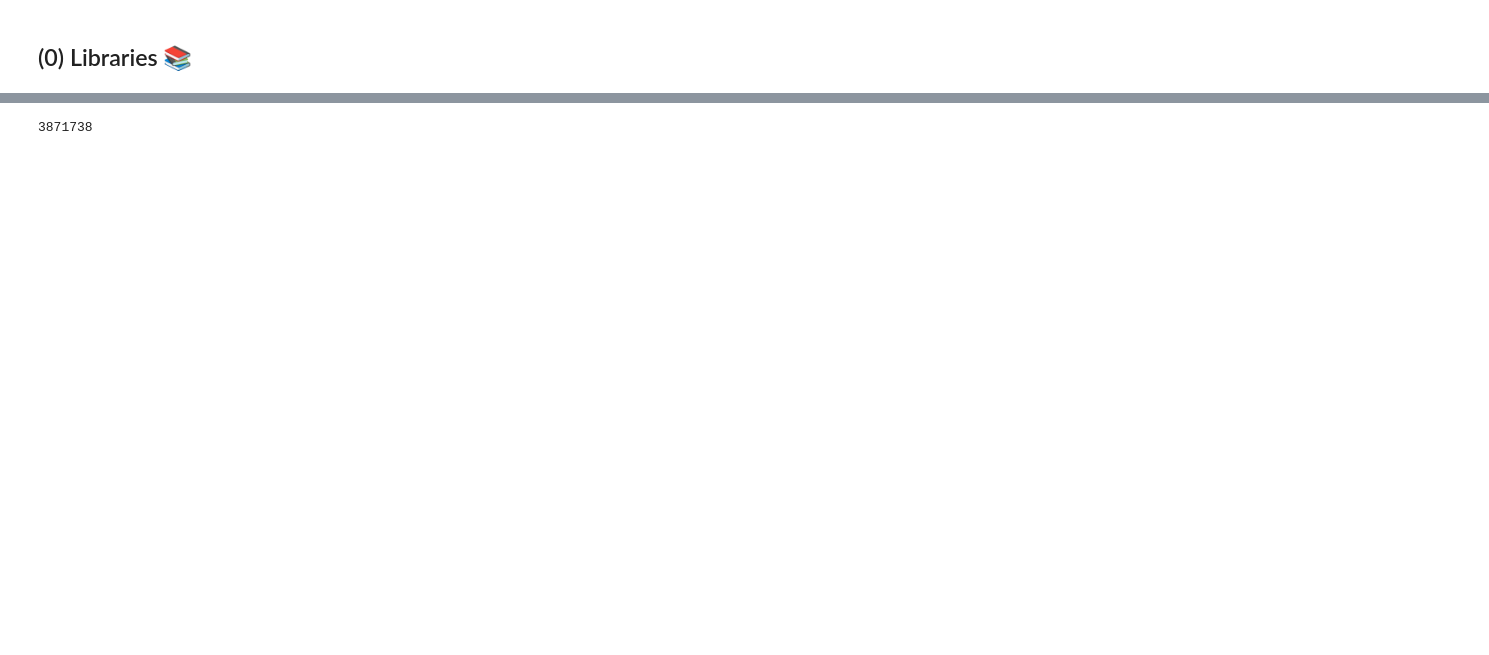
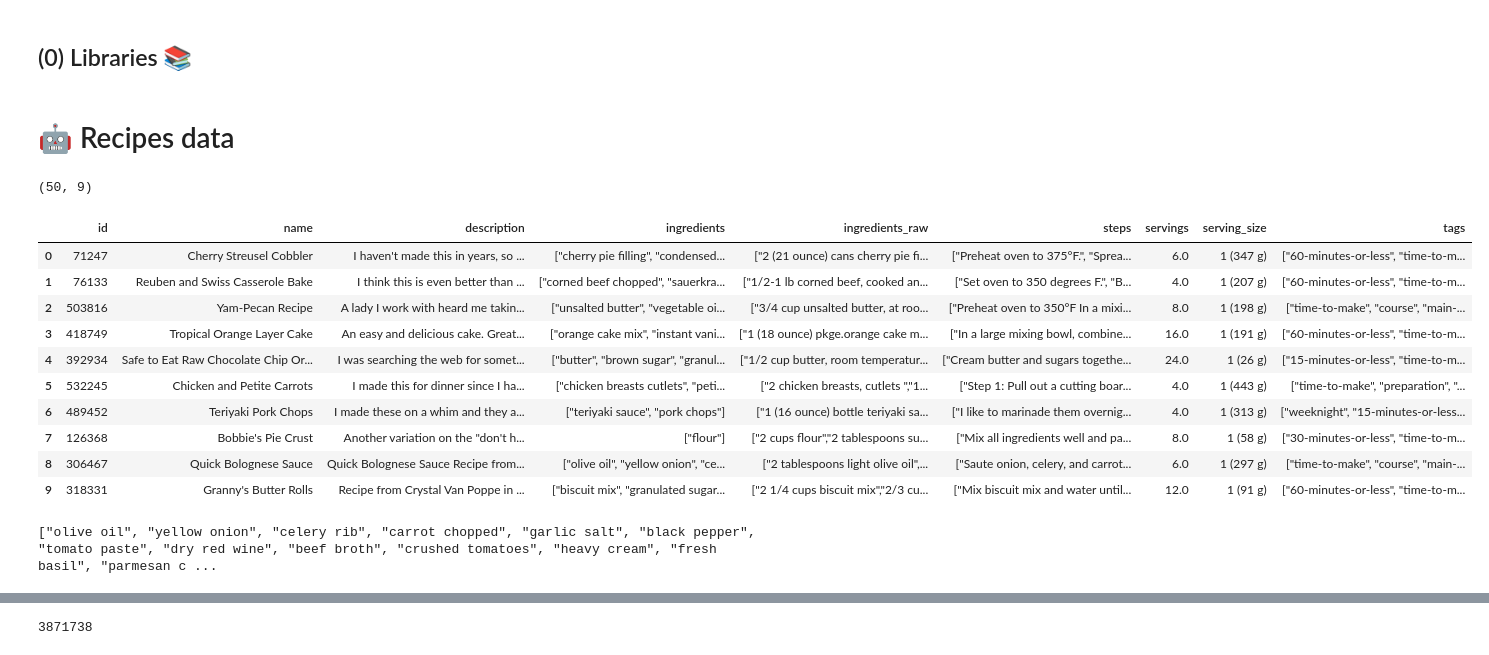
Before and after one commit to YvicPDL/Y-TRUST, a Jupyter notebook: notebooks/20250609 data exploration.ipynb, the cells around one changed output, grey strips where cells are left out. Drawn from its saved outputs; the diff is of its cells as text; code cells hidden in the pictures; blank space fills up the shorter version.

```diff
--- a/notebooks/20250609 data exploration.ipynb
+++ b/notebooks/20250609 data exploration.ipynb
@@ -10,0 +9,23 @@ import pandas as pd
+# %% [markdown]
+# 🤖 Recipes data
+# %%
+# load recipes dataset
+df_recipes = pd.read_csv("recipes_ingredients.csv",nrows=50)
+# %%
+df_recipes.shape
+# %% [output]
+(50, 9)
+# %%
+df_recipes.head(10)
+# %% [output]
+|  | id | name | description | ingredients | ingredients_raw | steps | servings | serving_size | tags |
+| 0 | 71247 | Cherry Streusel Cobbler | I haven't made this in years, so ... | ["cherry pie filling", "condensed... | ["2 (21 ounce) cans cherry pie fi... | ["Preheat oven to 375°F.", "Sprea... | 6.0 | 1 (347 g) | ["60-minutes-or-less", "time-to-m... |
+| 1 | 76133 | Reuben and Swiss Casserole Bake | I think this is even better than ... | ["corned beef chopped", "sauerkra... | ["1/2-1 lb corned beef, cooked an... | ["Set oven to 350 degrees F.", "B... | 4.0 | 1 (207 g) | ["60-minutes-or-less", "time-to-m... |
+| 2 | 503816 | Yam-Pecan Recipe | A lady I work with heard me takin... | ["unsalted butter", "vegetable oi... | ["3/4 cup unsalted butter, at roo... | ["Preheat oven to 350°F In a mixi... | 8.0 | 1 (198 g) | ["time-to-make", "course", "main-... |
+| 3 | 418749 | Tropical Orange Layer Cake | An easy and delicious cake. Great... | ["orange cake mix", "instant vani... | ["1 (18 ounce) pkge.orange cake m... | ["In a large mixing bowl, combine... | 16.0 | 1 (191 g) | ["60-minutes-or-less", "time-to-m... |
+| 4 | 392934 | Safe to Eat Raw Chocolate Chip Or... | I was searching the web for somet... | ["butter", "brown sugar", "granul... | ["1/2 cup butter, room temperatur... | ["Cream butter and sugars togethe... | 24.0 | 1 (26 g) | ["15-minutes-or-less", "time-to-m... |
+| 5 | 532245 | Chicken and Petite Carrots | I made this for dinner since I ha... | ["chicken breasts cutlets", "peti... | ["2 chicken breasts, cutlets ","1... | ["Step 1: Pull out a cutting boar... | 4.0 | 1 (443 g) | ["time-to-make", "preparation", "... |
+| 6 | 489452 | Teriyaki Pork Chops | I made these on a whim and they a... | ["teriyaki sauce", "pork chops"] | ["1 (16 ounce) bottle teriyaki sa... | ["I like to marinade them overnig... | 4.0 | 1 (313 g) | ["weeknight", "15-minutes-or-less... |
+| 7 | 126368 | Bobbie's Pie Crust | Another variation on the "don't h... | ["flour"] | ["2 cups flour","2 tablespoons su... | ["Mix all ingredients well and pa... | 8.0 | 1 (58 g) | ["30-minutes-or-less", "time-to-m... |
+| 8 | 306467 | Quick Bolognese Sauce | Quick Bolognese Sauce Recipe from... | ["olive oil", "yellow onion", "ce... | ["2 tablespoons light olive oil",... | ["Saute onion, celery, and carrot... | 6.0 | 1 (297 g) | ["time-to-make", "course", "main-... |
+| 9 | 318331 | Granny's Butter Rolls | Recipe from Crystal Van Poppe in ... | ["biscuit mix", "granulated sugar... | ["2 1/4 cups biscuit mix","2/3 cu... | ["Mix biscuit mix and water until... | 12.0 | 1 (91 g) | ["60-minutes-or-less", "time-to-m... |
@@ -10,0 +36,7 @@ import pandas as pd
+# %%
+# load recipe ingredients
+
+list_ingredients = df_recipes[df_recipes["name"] == recette]["ingredients"].iloc[0]
+print(list_ingredients)
+# %% [output]
+["olive oil", "yellow onion", "celery rib", "carrot chopped", "garlic salt", "black pepper", "tomato paste", "dry red wine", "beef broth", "crushed tomatoes", "heavy cream", "fresh basil", "parmesan c ...
```
Also changed, not shown: parts of 56 cells of this notebook.
